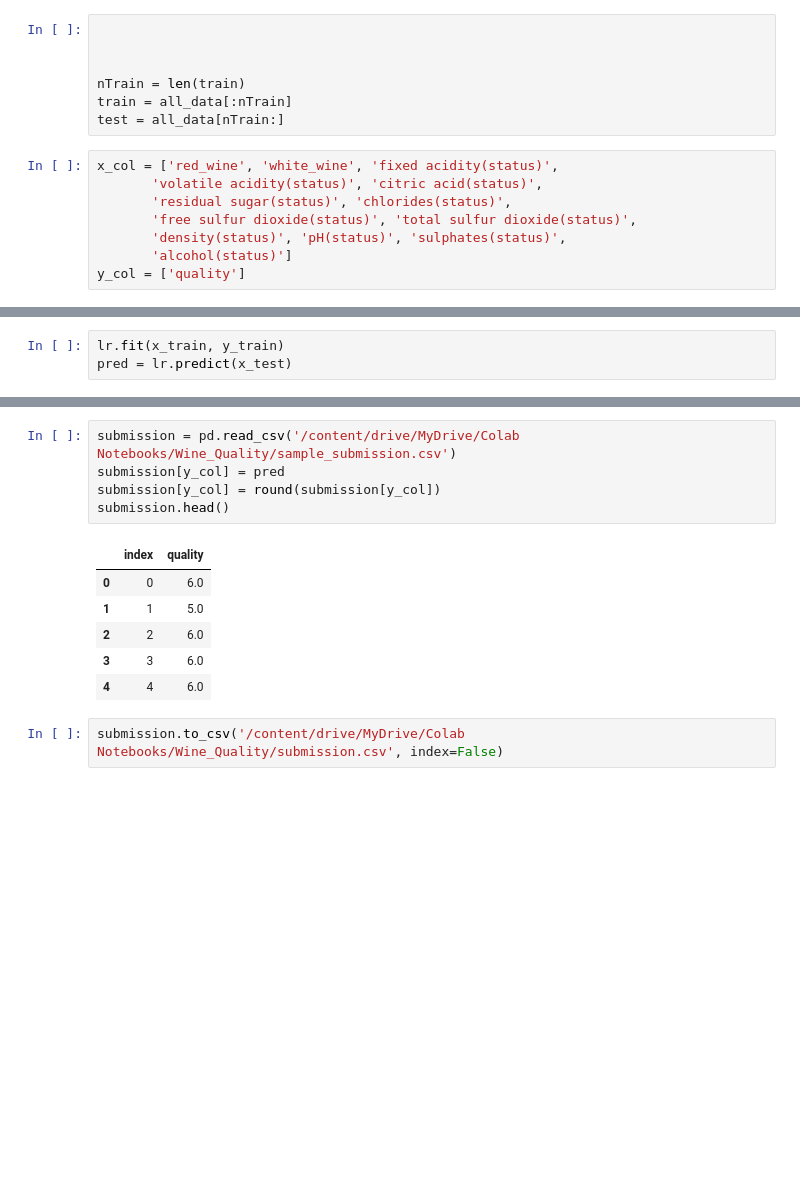
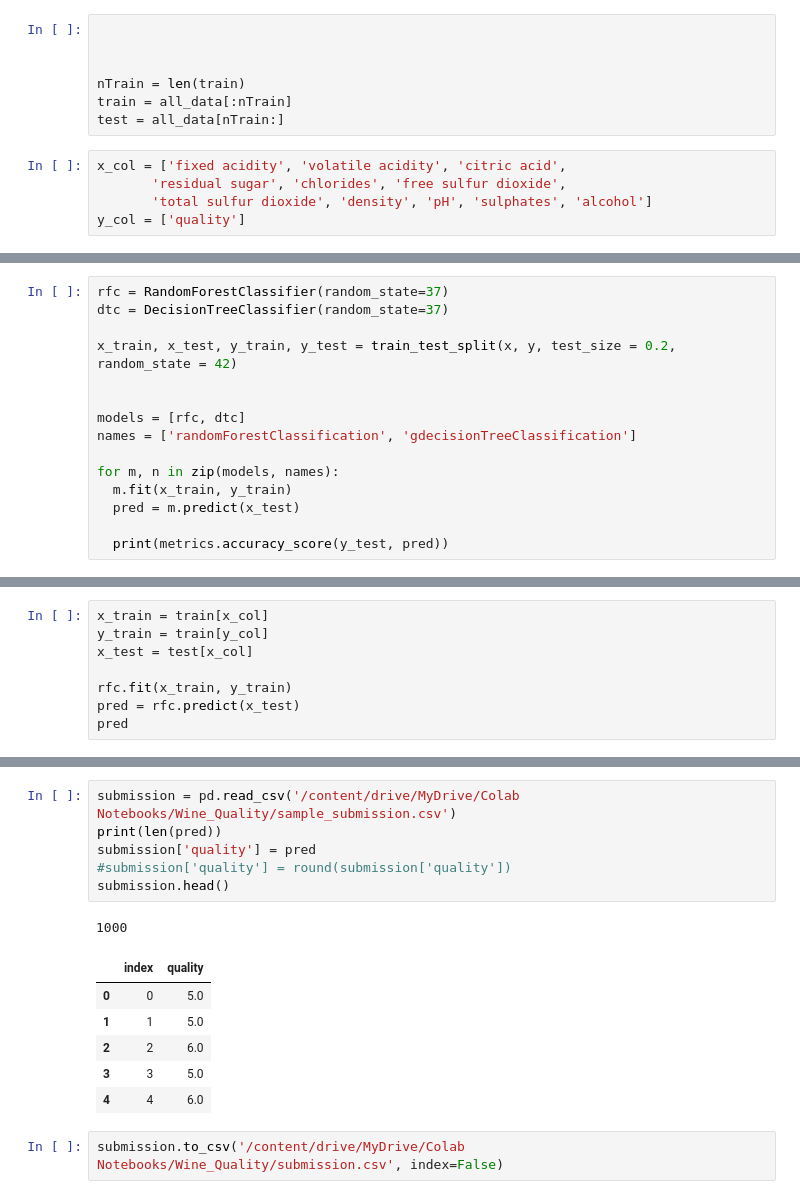
Before and after one commit to dlsdnjs96/Machine_Learning, a Jupyter notebook: wine_quality.ipynb, the cells around one changed output, grey strips where cells are left out. Drawn from its saved outputs; the diff is of its cells as text; blank space fills up the shorter version.

```diff
--- a/wine_quality.ipynb
+++ b/wine_quality.ipynb
@@ -73,12 +104,9 @@ nTrain = len(train)
 train = all_data[:nTrain]
 test = all_data[nTrain:]
 # %%
-x_col = ['red_wine', 'white_wine', 'fixed acidity(status)',
-       'volatile acidity(status)', 'citric acid(status)',
-       'residual sugar(status)', 'chlorides(status)',
-       'free sulfur dioxide(status)', 'total sulfur dioxide(status)',
-       'density(status)', 'pH(status)', 'sulphates(status)',
-       'alcohol(status)']
+x_col = ['fixed acidity', 'volatile acidity', 'citric acid',
+       'residual sugar', 'chlorides', 'free sulfur dioxide',
+       'total sulfur dioxide', 'density', 'pH', 'sulphates', 'alcohol']
 y_col = ['quality']
 # %%
 x_train = train[x_col]
@@ -133,0 +175,15 @@ linearRegression : 0.9868545085662676
+# %%
+rfc = RandomForestClassifier(random_state=37)
+dtc = DecisionTreeClassifier(random_state=37)
+
+x_train, x_test, y_train, y_test = train_test_split(x, y, test_size = 0.2, random_state = 42)
+
+
+models = [rfc, dtc]
+names = ['randomForestClassification', 'gdecisionTreeClassification']
+
+for m, n in zip(models, names):
+  m.fit(x_train, y_train)
+  pred = m.predict(x_test)
+
+  print(metrics.accuracy_score(y_test, pred))
@@ -134,3 +202,8 @@ linearRegression : 0.9868545085662676
 # %%
-lr.fit(x_train, y_train)
-pred = lr.predict(x_test)
+x_train = train[x_col]
+y_train = train[y_col]
+x_test = test[x_col]
+
+rfc.fit(x_train, y_train)
+pred = rfc.predict(x_test)
+pred
@@ -137,14 +228,16 @@ pred = lr.predict(x_test)
 # %%
 submission = pd.read_csv('/content/drive/MyDrive/Colab Notebooks/Wine_Quality/sample_submission.csv')
-submission[y_col] = pred
-submission[y_col] = round(submission[y_col])
+print(len(pred))
+submission['quality'] = pred
+#submission['quality'] = round(submission['quality'])
 submission.head()
 # %% [output]
+1000
 |  | index | quality |
-| 0 | 0 | 6.0 |
+| 0 | 0 | 5.0 |
 | 1 | 1 | 5.0 |
 | 2 | 2 | 6.0 |
-| 3 | 3 | 6.0 |
+| 3 | 3 | 5.0 |
 | 4 | 4 | 6.0 |
 # %%
 submission.to_csv('/content/drive/MyDrive/Colab Notebooks/Wine_Quality/submission.csv', index=False)
```
Also changed, not shown: parts of 10 cells of this notebook.
